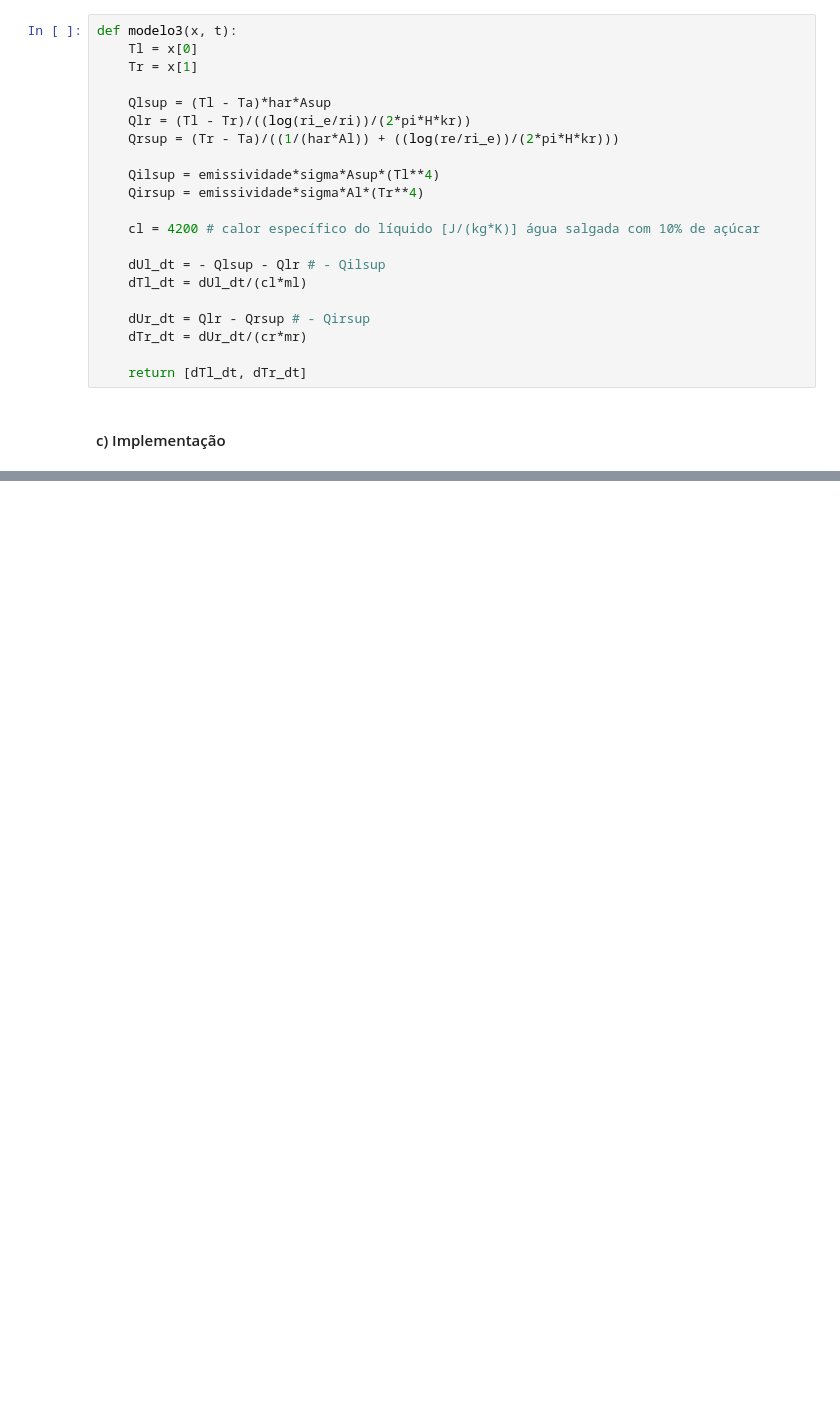
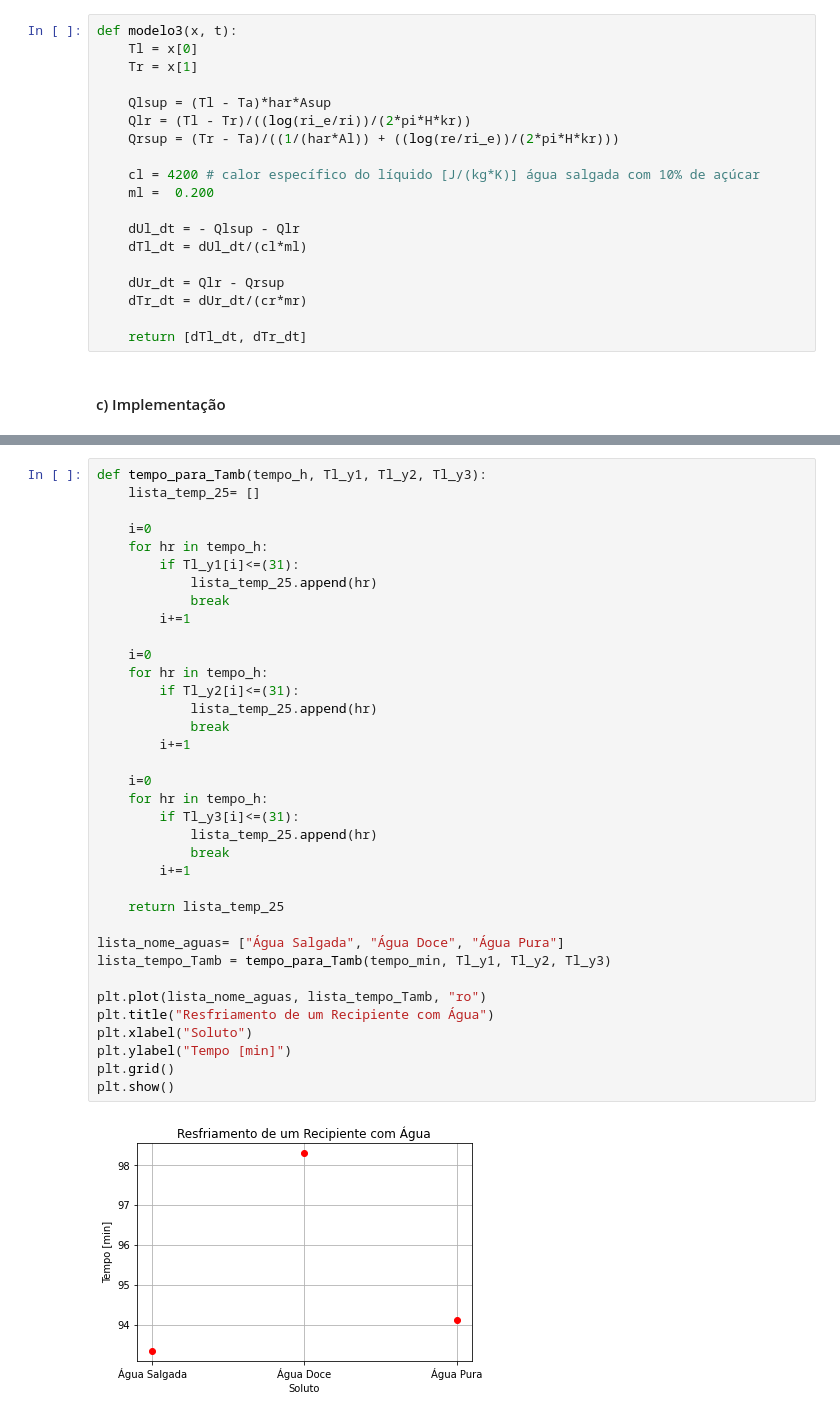
Before and after one commit to dourado-rafa/ModssimProjeto2, a Jupyter notebook: P2.ipynb, the cells around one changed output, grey strips where cells are left out. Drawn from its saved outputs; the diff is of its cells as text; blank space fills up the shorter version.

```diff
--- a/P2.ipynb
+++ b/P2.ipynb
@@ -141,15 +133,13 @@ def modelo3(x, t):
     Qlr = (Tl - Tr)/((log(ri_e/ri))/(2*pi*H*kr))
     Qrsup = (Tr - Ta)/((1/(har*Al)) + ((log(re/ri_e))/(2*pi*H*kr)))
 
-    Qilsup = emissividade*sigma*Asup*(Tl**4)
-    Qirsup = emissividade*sigma*Al*(Tr**4)
+    cl = 4200 # calor específico do líquido [J/(kg*K)] água salgada com 10% de açúcar
+    ml =  0.200
 
-    cl = 4200 # calor específico do líquido [J/(kg*K)] água salgada com 10% de açúcar
-
-    dUl_dt = - Qlsup - Qlr # - Qilsup
+    dUl_dt = - Qlsup - Qlr
     dTl_dt = dUl_dt/(cl*ml)
 
-    dUr_dt = Qlr - Qrsup # - Qirsup
+    dUr_dt = Qlr - Qrsup
     dTr_dt = dUr_dt/(cr*mr)
 
     return [dTl_dt, dTr_dt]
@@ -219,0 +211,38 @@ plt.show()
+# %%
+def tempo_para_Tamb(tempo_h, Tl_y1, Tl_y2, Tl_y3):
+    lista_temp_25= []
+
+    i=0
+    for hr in tempo_h:
+        if Tl_y1[i]<=(31):
+            lista_temp_25.append(hr)
+            break
+        i+=1
+
+    i=0
+    for hr in tempo_h:
+        if Tl_y2[i]<=(31):
+            lista_temp_25.append(hr)
+            break
+        i+=1
+
+    i=0
+    for hr in tempo_h:
+        if Tl_y3[i]<=(31):
+            lista_temp_25.append(hr)
+            break
+        i+=1
+
+    return lista_temp_25
+
+lista_nome_aguas= ["Água Salgada", "Água Doce", "Água Pura"]
+lista_tempo_Tamb = tempo_para_Tamb(tempo_min, Tl_y1, Tl_y2, Tl_y3)
+
+plt.plot(lista_nome_aguas, lista_tempo_Tamb, "ro")
+plt.title("Resfriamento de um Recipiente com Água")
+plt.xlabel("Soluto")
+plt.ylabel("Tempo [min]")
+plt.grid()
+plt.show()
+# %% [output]
+[figure, added]
```
Also changed, not shown: parts of 7 cells of this notebook.
